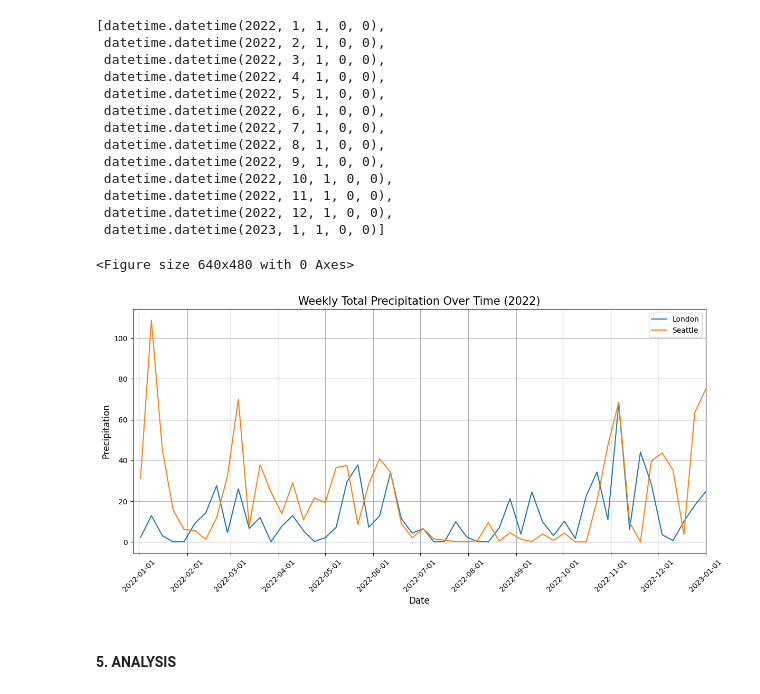
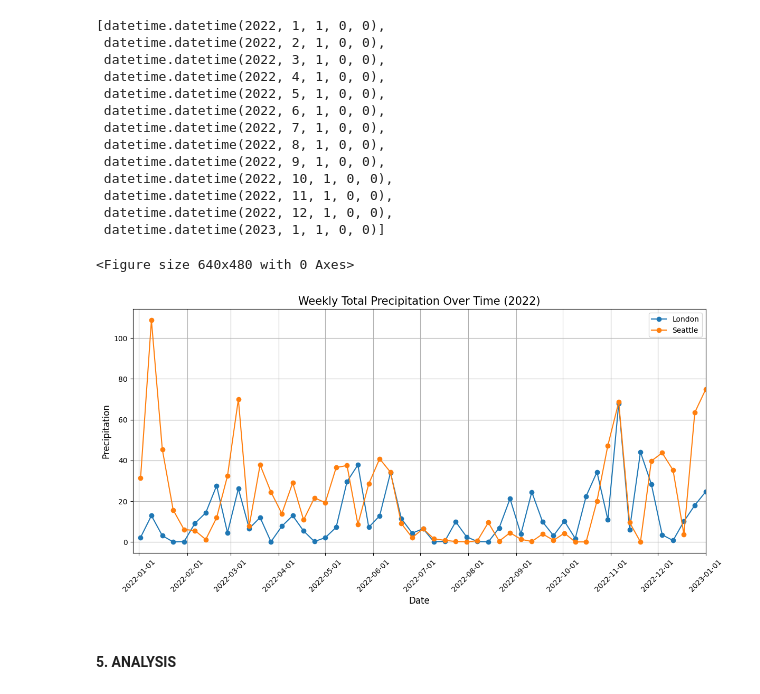
Before and after one commit to tbchuotmd/Springboard, a Jupyter notebook: 18-2_API_Mini-Project/api_data_wrangling.ipynb, the cells around one changed output. Drawn from its saved outputs; the diff is of its cells as text; code cells hidden in the pictures.

Commit message:
API mini-project for 18.2 Data Collection; updated graph to include markers

```diff
--- a/18-2_API_Mini-Project/api_data_wrangling.ipynb
+++ b/18-2_API_Mini-Project/api_data_wrangling.ipynb
@@ -452,19 +452,19 @@ date_ticks
 # %%
 plt.clf()
 plt.figure(figsize=(14, 6))
 plt.grid()
-plt.plot(london_precip_w.index, london_precip_w, label='London')
-plt.plot(seattle_precip_w.index, seattle_precip_w, label='Seattle')
+plt.plot(london_precip_w.index, london_precip_w, label='London', marker='o')
+plt.plot(seattle_precip_w.index, seattle_precip_w, label='Seattle', marker='o')
 plt.title('Weekly Total Precipitation Over Time (2022)', fontdict={'fontsize':15})
 plt.xlabel('Date',fontdict={'fontsize':12})
 plt.xticks(date_ticks, rotation=45)
 plt.xlim(london_precip_w.index.min()-td(days=5),london_precip_w.index.max())
 plt.ylabel('Precipitation', fontdict={'fontsize':12})
 plt.legend()
 plt.show()
 # %% [output]
 <Figure size 640x480 with 0 Axes>
-[figure, old version]
+[figure, new version]
 # %% [markdown]
 #### 5. ANALYSIS
 # %% [markdown]
```
